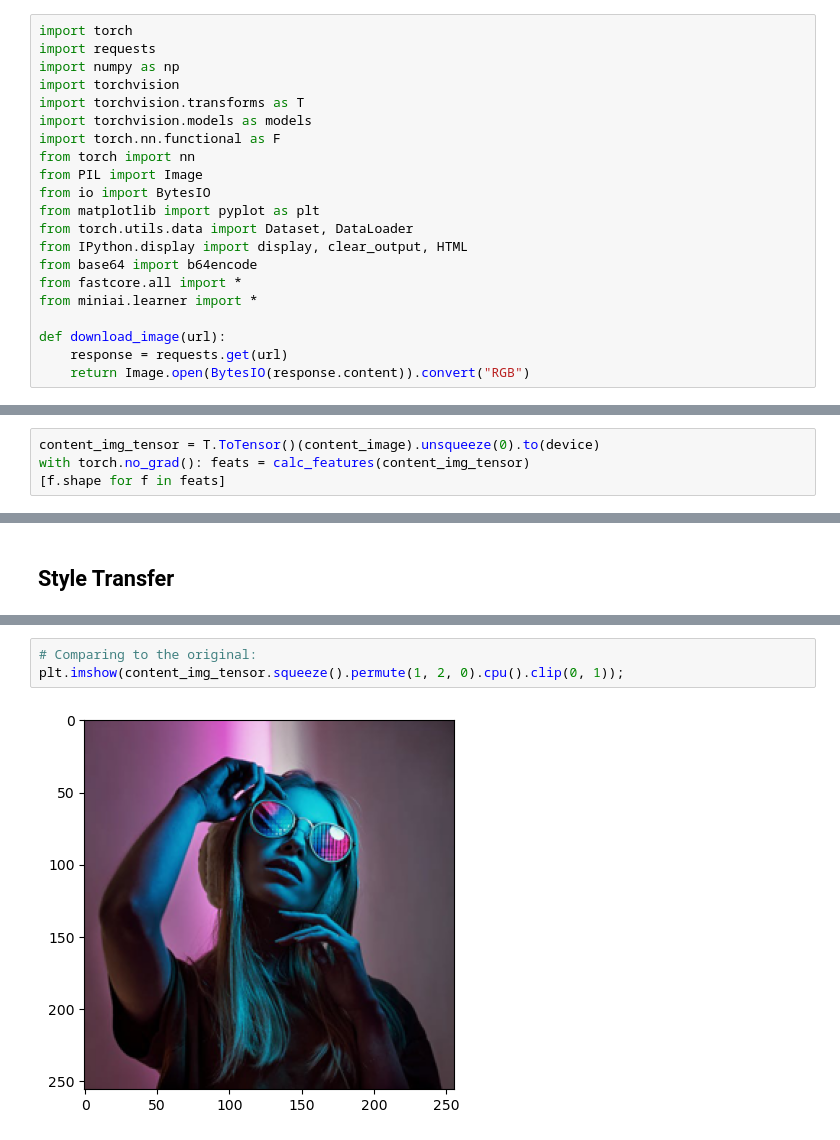
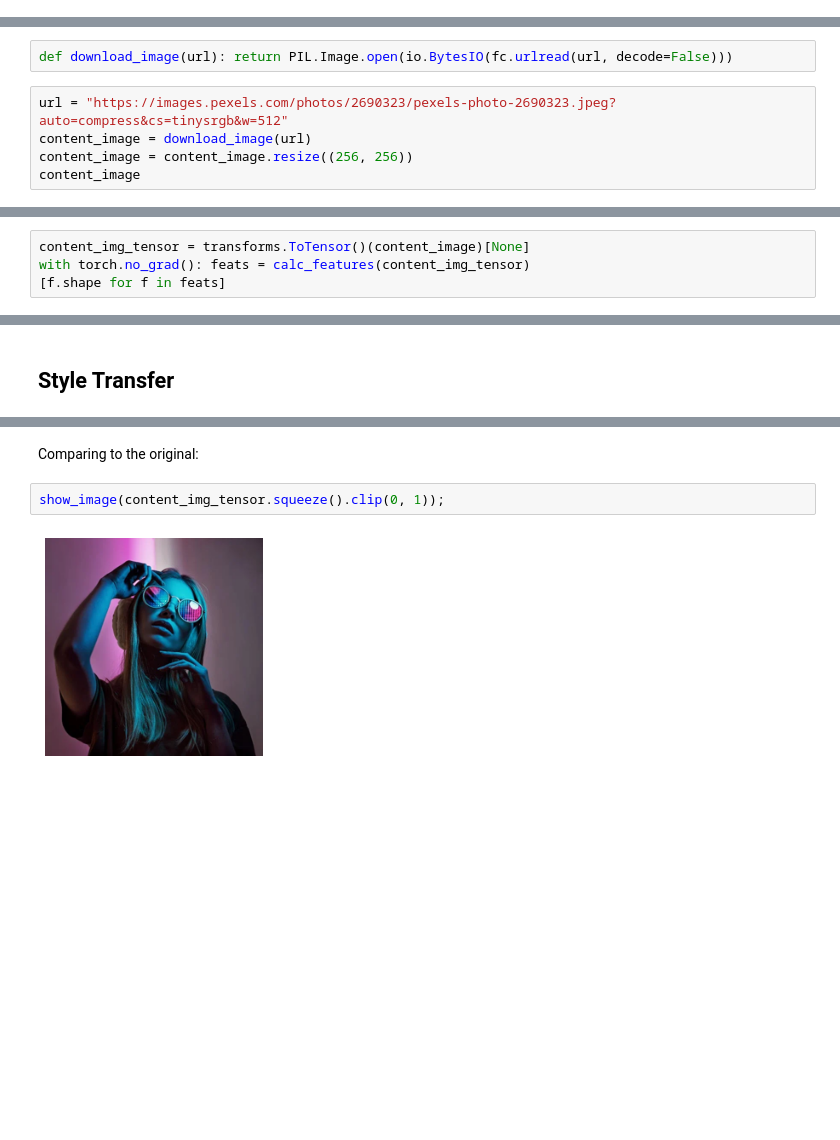
Before and after one commit to fastai/course22p2, a Jupyter notebook: nbs/17a_StyleTransfer.ipynb, the cells around one changed output, grey strips where cells are left out. Cells and saved outputs as stored; diff of their text form; blank space fills up the shorter version.

```diff
--- a/nbs/17a_StyleTransfer.ipynb
+++ b/nbs/17a_StyleTransfer.ipynb
@@ -1,23 +1,2 @@
 # %% [markdown]
 # Setup
-# %%
-import torch
-import requests
-import numpy as np
-import torchvision
-import torchvision.transforms as T
-import torchvision.models as models
-import torch.nn.functional as F
-from torch import nn
-from PIL import Image
-from io import BytesIO
-from matplotlib import pyplot as plt
-from torch.utils.data import Dataset, DataLoader
-from IPython.display import display, clear_output, HTML
-from base64 import b64encode
-from fastcore.all import *
-from miniai.learner import *
-
-def download_image(url):
-    response = requests.get(url)
-    return Image.open(BytesIO(response.content)).convert("RGB")
@@ -48,0 +67,7 @@ content_image
+# %%
+def download_image(url): return PIL.Image.open(io.BytesIO(fc.urlread(url, decode=False)))
+# %%
+url = "https://images.pexels.com/photos/2690323/pexels-photo-2690323.jpeg?auto=compress&cs=tinysrgb&w=512"
+content_image = download_image(url)
+content_image = content_image.resize((256, 256))
+content_image
@@ -49,5 +76,5 @@ content_image
 # %%
-content_img_tensor = T.ToTensor()(content_image).unsqueeze(0).to(device)
+content_img_tensor = transforms.ToTensor()(content_image)[None]
 with torch.no_grad(): feats = calc_features(content_img_tensor)
 [f.shape for f in feats]
 # %% [output]
@@ -153,5 +168,6 @@ learn.fit(1)
+# %% [markdown]
+Comparing to the original:
 # %%
-# Comparing to the original:
-plt.imshow(content_img_tensor.squeeze().permute(1, 2, 0).cpu().clip(0, 1));
+show_image(content_img_tensor.squeeze().clip(0, 1));
 # %% [output]
-[figure, old version]
+[figure, new version]
```
Also changed, not shown: parts of 23 cells of this notebook.
